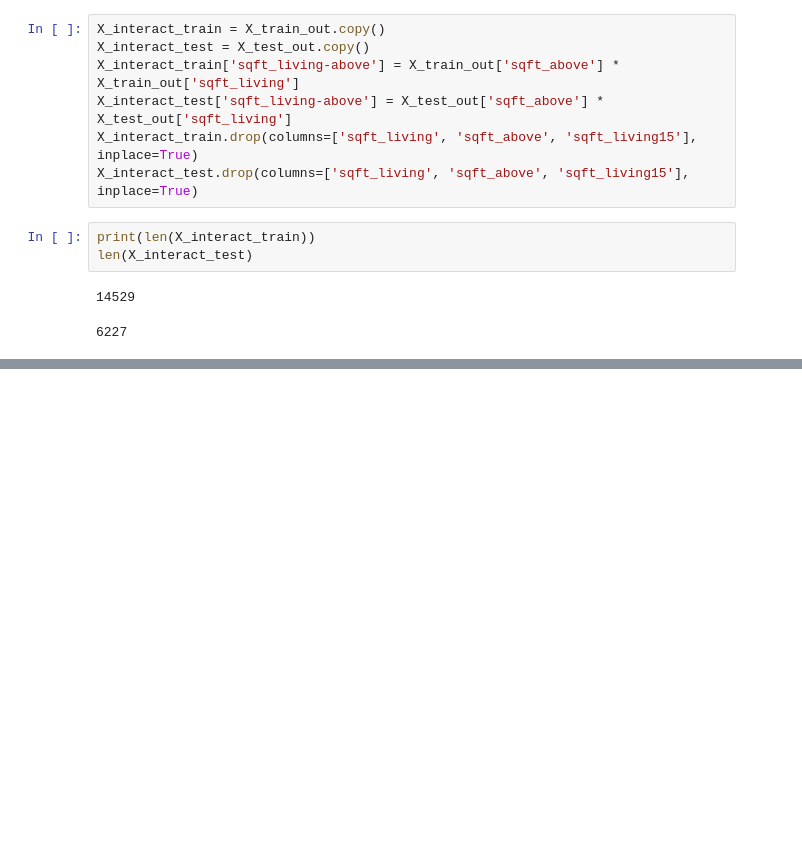
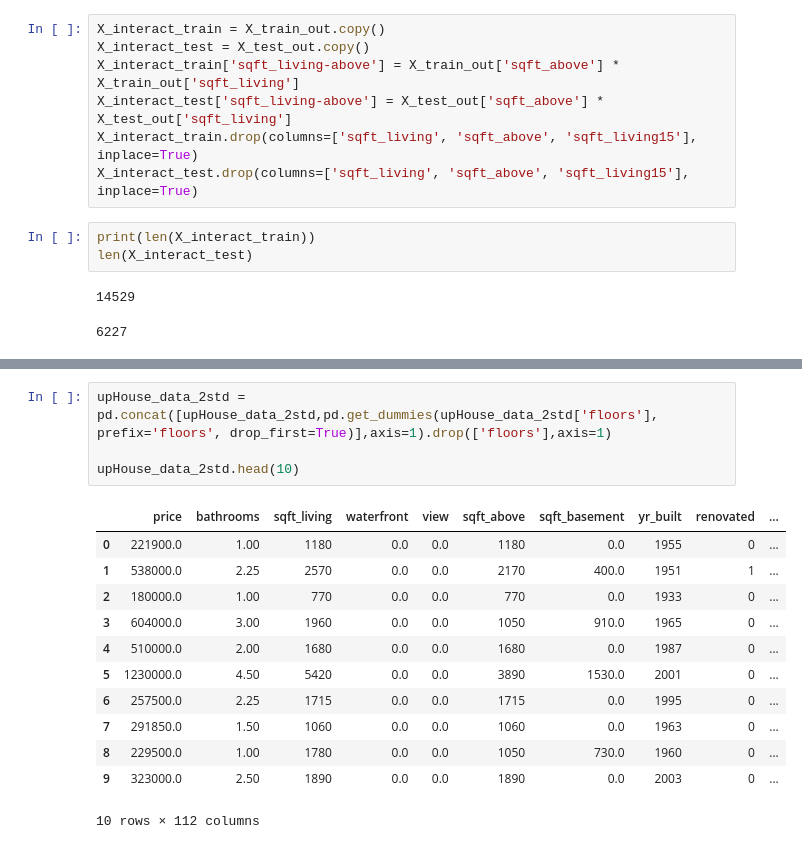
Before and after one commit to Stenke/King-County-Housing-Regression-Analysis, a Jupyter notebook: House(party)_Modeling.ipynb, the cells around one changed output, grey strips where cells are left out. Drawn from its saved outputs; the diff is of its cells as text; blank space fills up the shorter version.

```diff
--- a/House(party)_Modeling.ipynb
+++ b/House(party)_Modeling.ipynb
@@ -636,0 +690,17 @@ g.legend(loc='center left', bbox_to_anchor=(1.0, 0.5), ncol=1, fancybox=True);
+# %%
+upHouse_data_2std = pd.concat([upHouse_data_2std,pd.get_dummies(upHouse_data_2std['floors'], prefix='floors', drop_first=True)],axis=1).drop(['floors'],axis=1)
+
+upHouse_data_2std.head(10)
+# %% [output]
+|  | price | bathrooms | sqft_living | waterfront | view | sqft_above | sqft_basement | yr_built | renovated | ... |
+| 0 | 221900.0 | 1.00 | 1180 | 0.0 | 0.0 | 1180 | 0.0 | 1955 | 0 | ... |
+| 1 | 538000.0 | 2.25 | 2570 | 0.0 | 0.0 | 2170 | 400.0 | 1951 | 1 | ... |
+| 2 | 180000.0 | 1.00 | 770 | 0.0 | 0.0 | 770 | 0.0 | 1933 | 0 | ... |
+| 3 | 604000.0 | 3.00 | 1960 | 0.0 | 0.0 | 1050 | 910.0 | 1965 | 0 | ... |
+| 4 | 510000.0 | 2.00 | 1680 | 0.0 | 0.0 | 1680 | 0.0 | 1987 | 0 | ... |
+| 5 | 1230000.0 | 4.50 | 5420 | 0.0 | 0.0 | 3890 | 1530.0 | 2001 | 0 | ... |
+| 6 | 257500.0 | 2.25 | 1715 | 0.0 | 0.0 | 1715 | 0.0 | 1995 | 0 | ... |
+| 7 | 291850.0 | 1.50 | 1060 | 0.0 | 0.0 | 1060 | 0.0 | 1963 | 0 | ... |
+| 8 | 229500.0 | 1.00 | 1780 | 0.0 | 0.0 | 1050 | 730.0 | 1960 | 0 | ... |
+| 9 | 323000.0 | 2.50 | 1890 | 0.0 | 0.0 | 1890 | 0.0 | 2003 | 0 | ... |
+10 rows × 112 columns
```
Also changed, not shown: parts of 38 cells of this notebook, 1 other file.
